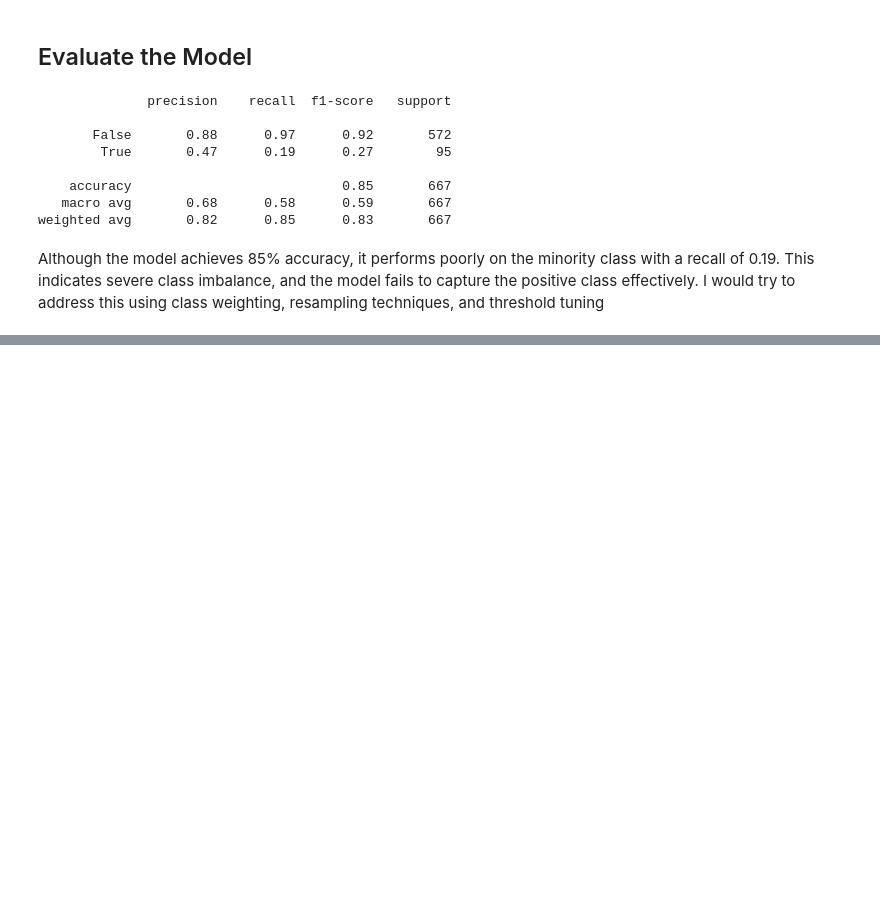
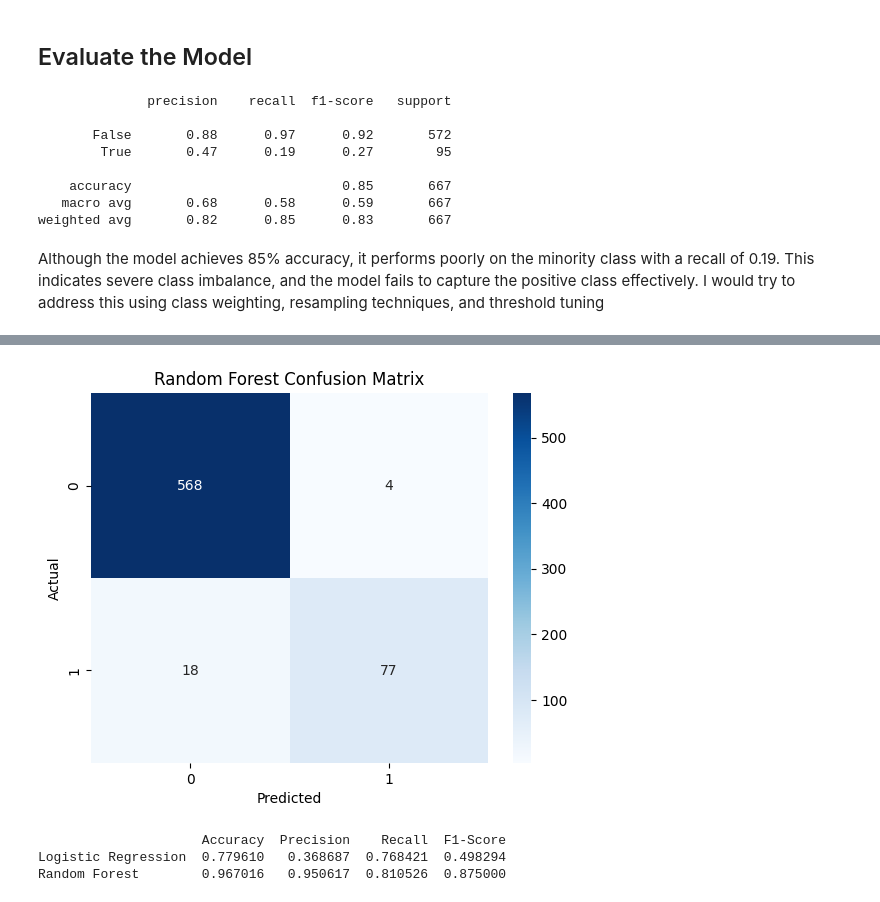
Before and after one commit to Shadowalker997/saas-churn-prediction, a Jupyter notebook: notebooks/03_model_training.ipynb, the cells around one changed output, grey strips where cells are left out. Drawn from its saved outputs; the diff is of its cells as text; code cells hidden in the pictures; blank space fills up the shorter version.

Commit message:
Add Random Forest model and feature importance analysis

```diff
--- a/notebooks/03_model_training.ipynb
+++ b/notebooks/03_model_training.ipynb
@@ -120,3 +120,10 @@ print(classification_report(y_test, y_pred))
 weighted avg       0.82      0.85      0.83       667
 # %% [markdown]
 Although the model achieves 85% accuracy, it performs poorly on the minority class with a recall of 0.19. This indicates severe class imbalance, and the model fails to capture the positive class effectively. I would try to address this using class weighting, resampling techniques, and threshold tuning
+# %%
+model = make_pipeline(
+    StandardScaler(),
+    LogisticRegression(max_iter=3000, solver="lbfgs", class_weight="balanced")
+)
+
+model.fit(X_train, y_train)
@@ -122,0 +159,7 @@ Although the model achieves 85% accuracy, it performs poorly on the minority cla
+# %%
+from sklearn.ensemble import RandomForestClassifier
+rf_model = RandomForestClassifier(
+    n_estimators=100,
+    class_weight="balanced",
+    random_state=42
+)
@@ -122,0 +168,2 @@ Although the model achieves 85% accuracy, it performs poorly on the minority cla
+# %%
+rf_model.fit(X_train, y_train)
@@ -122,0 +172,2 @@ Although the model achieves 85% accuracy, it performs poorly on the minority cla
+# %%
+y_pred_rf = rf_model.predict(X_test)
@@ -122,0 +187,41 @@ Although the model achieves 85% accuracy, it performs poorly on the minority cla
+# %%
+#Confusion Matrix
+from sklearn.metrics import confusion_matrix
+import seaborn as sns
+import matplotlib.pyplot as plt
+
+cm = confusion_matrix(y_test, y_pred_rf)
+sns.heatmap(cm, annot=True, fmt="d", cmap="Blues")
+
+plt.title("Random Forest Confusion Matrix")
+plt.xlabel("Predicted")
+plt.ylabel("Actual")
+
+plt.show()
+# %% [output]
+[figure, added]
+# %%
+ #Model Comparison table
+from sklearn.metrics import accuracy_score, precision_score, recall_score, f1_score
+models = {
+    "Logistic Regression": y_pred,
+    "Random Forest": y_pred_rf
+}
+metrics = {
+    "Accuracy": accuracy_score,
+    "Precision": precision_score,
+    "Recall": recall_score,
+    "F1-Score": f1_score
+}
+results = {}
+for model_name, predictions in models.items():
+    results[model_name] = {
+        metric_name: metric_func(y_test, predictions)
+        for metric_name, metric_func in metrics.items()
+    }
+results_df = pd.DataFrame(results).T
+print(results_df)
+# %% [output]
+                     Accuracy  Precision    Recall  F1-Score
+Logistic Regression  0.779610   0.368687  0.768421  0.498294
+Random Forest        0.967016   0.950617  0.810526  0.875000
```
Also changed, not shown: parts of 12 cells of this notebook.
